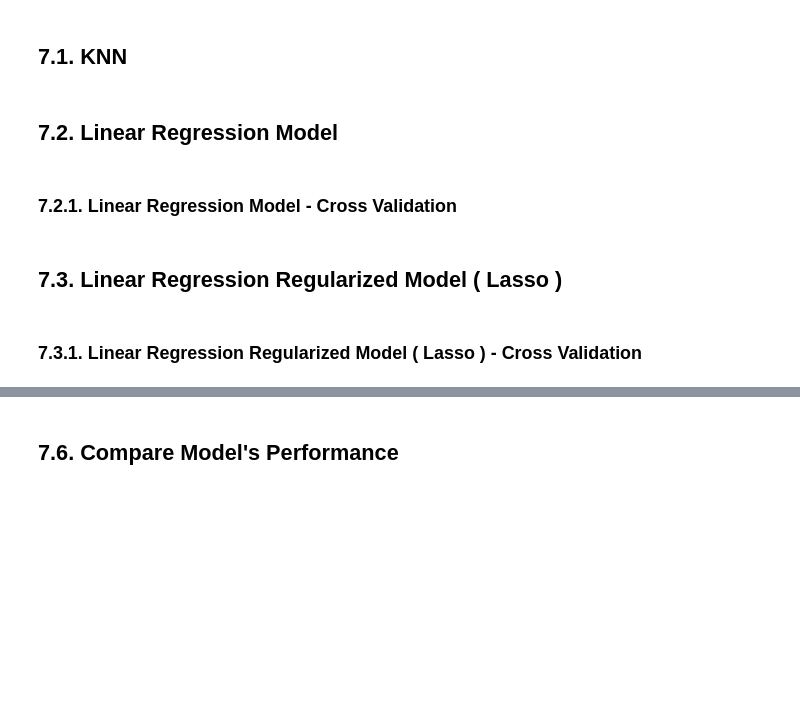
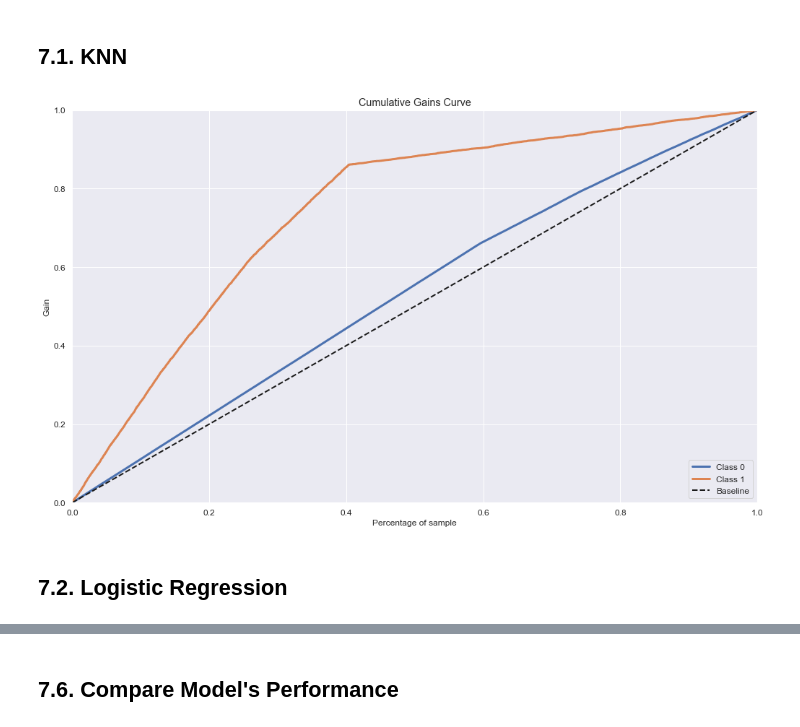
Before and after one commit to ThiagoBorgesLima/health_insurance, a Jupyter notebook: notebooks/mdfl_health_insurance_cross_sell.ipynb, the cells around one changed output, grey strips where cells are left out. Cells and saved outputs as stored; diff of their text form; code cells hidden in the pictures; blank space fills up the shorter version.

```diff
--- a/notebooks/mdfl_health_insurance_cross_sell.ipynb
+++ b/notebooks/mdfl_health_insurance_cross_sell.ipynb
@@ -465,18 +470,16 @@ x_val = x_val[ cols_selected ]
 ## 7.1. KNN
 # %%
 # model definition
-knn_model = nh.KNeighborsClassifier( n_neighbors=2 )
+knn_model = nh.KNeighborsClassifier( n_neighbors=7 )
 
 # model training
 knn_model.fit( x_train, y_train )
 
 # model prediction - Generalization Power
 yhat_knn = knn_model.predict_proba( x_val )
+# Acummulative Gain
+skplt.metrics.plot_cumulative_gain( y_val, yhat_knn);
+# %% [output]
+[figure, added]
 # %% [markdown]
-## 7.2. Linear Regression Model
+## 7.2. Logistic Regression
-# %% [markdown]
-### 7.2.1. Linear Regression Model - Cross Validation
-# %% [markdown]
-## 7.3. Linear Regression Regularized Model ( Lasso )
-# %% [markdown]
-### 7.3.1. Linear Regression Regularized Model ( Lasso ) - Cross Validation
```
Also changed, not shown: parts of 8 cells of this notebook.
